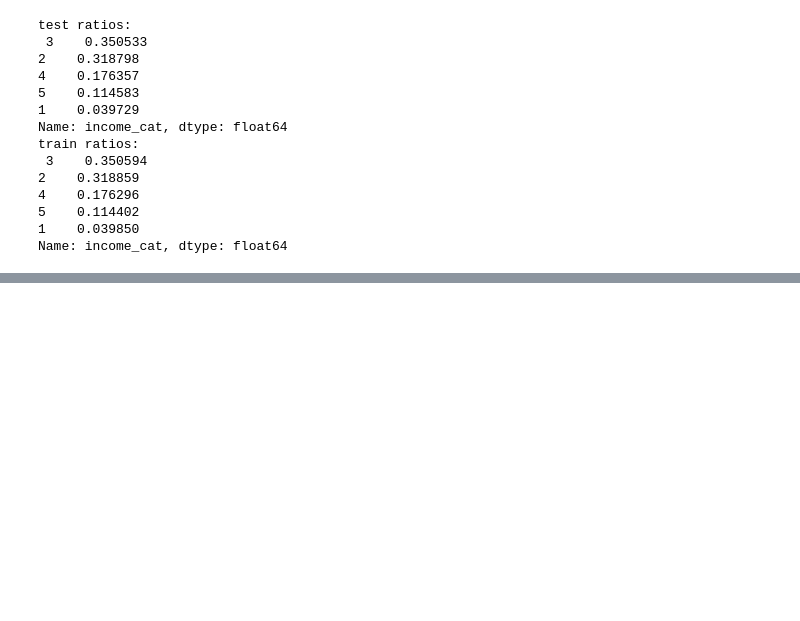
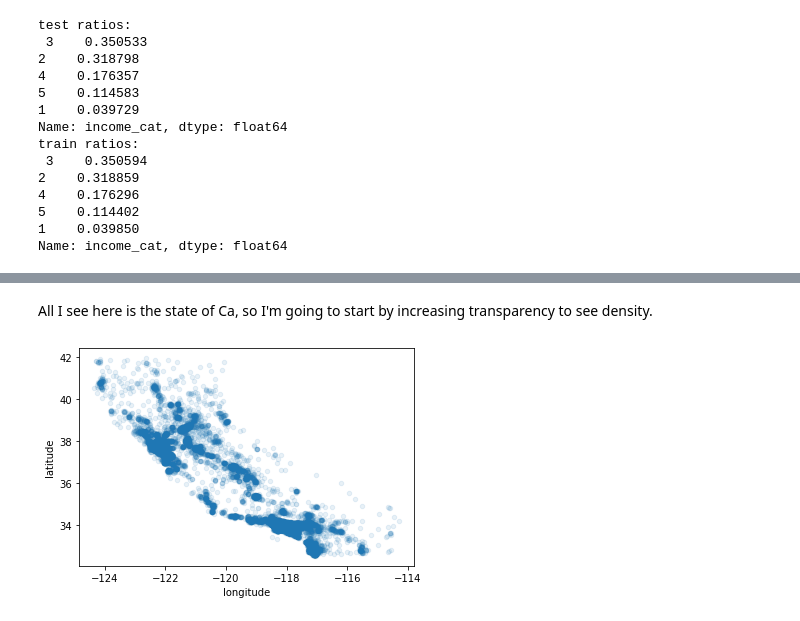
Before and after one commit to mcnewcp/book-geron-ml-sklearn-keras-tensorflow, a Jupyter notebook: 2-end-to-end-ml-project/02-end-to-end-ml-project.ipynb, the cells around one changed output, grey strips where cells are left out. Cells and saved outputs as stored; diff of their text form; code cells hidden in the pictures; blank space fills up the shorter version.

```diff
--- a/2-end-to-end-ml-project/02-end-to-end-ml-project.ipynb
+++ b/2-end-to-end-ml-project/02-end-to-end-ml-project.ipynb
@@ -140,0 +155,7 @@ Name: income_cat, dtype: float64
+# %% [markdown]
+All I see here is the state of Ca, so I'm going to start by increasing transparency to see density.
+# %%
+housing.plot(kind="scatter", x="longitude", y="latitude", alpha=0.1)
+plt.show()
+# %% [output]
+[figure, added]
```
Also changed, not shown: parts of 12 cells of this notebook, 1 other file.
